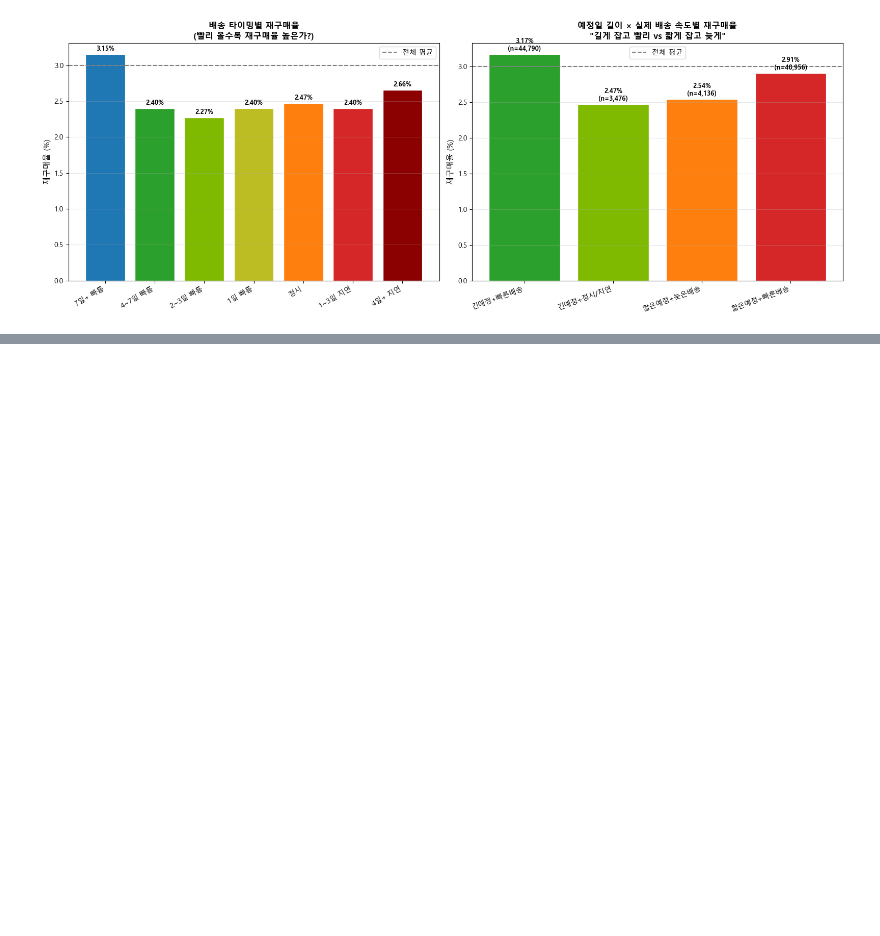
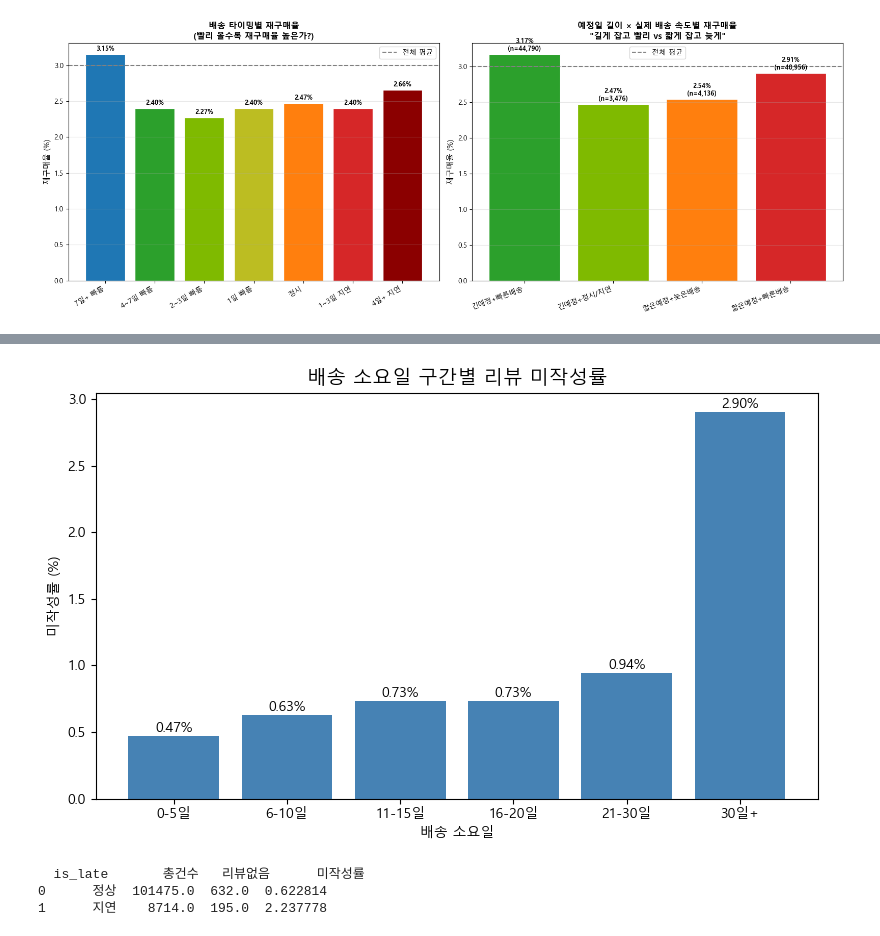
Before and after one commit to KyungminChang/team-oldest-olist-analysis, a Jupyter notebook: notebooks/Funnel_Cohort/NG/funnel_seller_analysis.ipynb, the cells around one changed output, grey strips where cells are left out. Drawn from its saved outputs; the diff is of its cells as text; code cells hidden in the pictures; blank space fills up the shorter version.

```diff
--- a/notebooks/Funnel_Cohort/NG/funnel_seller_analysis.ipynb
+++ b/notebooks/Funnel_Cohort/NG/funnel_seller_analysis.ipynb
@@ -1168,3 +1168,7 @@ delivery_type  total  repurchase     rate
     짧은예정+늦은배송   4136         105 2.538685
     짧은예정+빠른배송  40956        1190 2.905557
 [figure]
+# %%
+df = pd.read_csv('../../../Funnel_Cohort_NG/data/olist_order_item_level.csv')
+print(df.columns.tolist())
+print(df.shape)
@@ -1170,0 +1303,18 @@ delivery_type  total  repurchase     rate
+# %%
+# 배송 소요일 구간 나누기
+delivered_df = df[df['order_status'] == 'delivered'].copy()
+delivered_df['delivery_bucket'] = pd.cut(
+    delivered_df['delivery_days_clean'],
+    bins=[0, 5, 10, 15, 20, 30, 999],
+    labels=['0-5일', '6-10일', '11-15일', '16-20일', '21-30일', '30일+']
+)
+
+bucket_stats = delivered_df.groupby('delivery_bucket', observed=True).apply(
+    lambda x: pd.Series({
+        '총건수': len(x),
+        '리뷰없음': x['review_score_mean'].isna().sum(),
+        '미작성률': x['review_score_mean'].isna().mean() * 100
+    })
+).reset_index()
+
+print(bucket_stats)
@@ -1170,0 +1329,39 @@ delivery_type  total  repurchase     rate
+# %%
+import matplotlib.pyplot as plt
+import matplotlib.font_manager as fm
+
+# 한글 폰트
+plt.rcParams['font.family'] = 'Malgun Gothic'
+plt.rcParams['axes.unicode_minus'] = False
+
+fig, ax = plt.subplots(figsize=(8, 5))
+
+bars = ax.bar(bucket_stats['delivery_bucket'], bucket_stats['미작성률'], color='steelblue')
+ax.set_title('배송 소요일 구간별 리뷰 미작성률', fontsize=14)
+ax.set_xlabel('배송 소요일')
+ax.set_ylabel('미작성률 (%)')
+
+for bar, val in zip(bars, bucket_stats['미작성률']):
+    ax.text(bar.get_x() + bar.get_width()/2, bar.get_height() + 0.03,
+            f'{val:.2f}%', ha='center', fontsize=10)
+
+plt.tight_layout()
+plt.savefig('review_missing_by_delivery.png', dpi=150)
+plt.show()
+# %% [output]
+[figure, added]
+# %%
+late_stats = delivered_df.groupby('is_late', observed=True).apply(
+    lambda x: pd.Series({
+        '총건수': len(x),
+        '리뷰없음': x['review_score_mean'].isna().sum(),
+        '미작성률': x['review_score_mean'].isna().mean() * 100
+    })
+).reset_index()
+
+late_stats['is_late'] = late_stats['is_late'].map({True: '지연', False: '정상'})
+print(late_stats)
+# %% [output]
+  is_late       총건수   리뷰없음      미작성률
+0      정상  101475.0  632.0  0.622814
+1      지연    8714.0  195.0  2.237778
```
Also changed, not shown: parts of 31 cells of this notebook, 8 other files.
